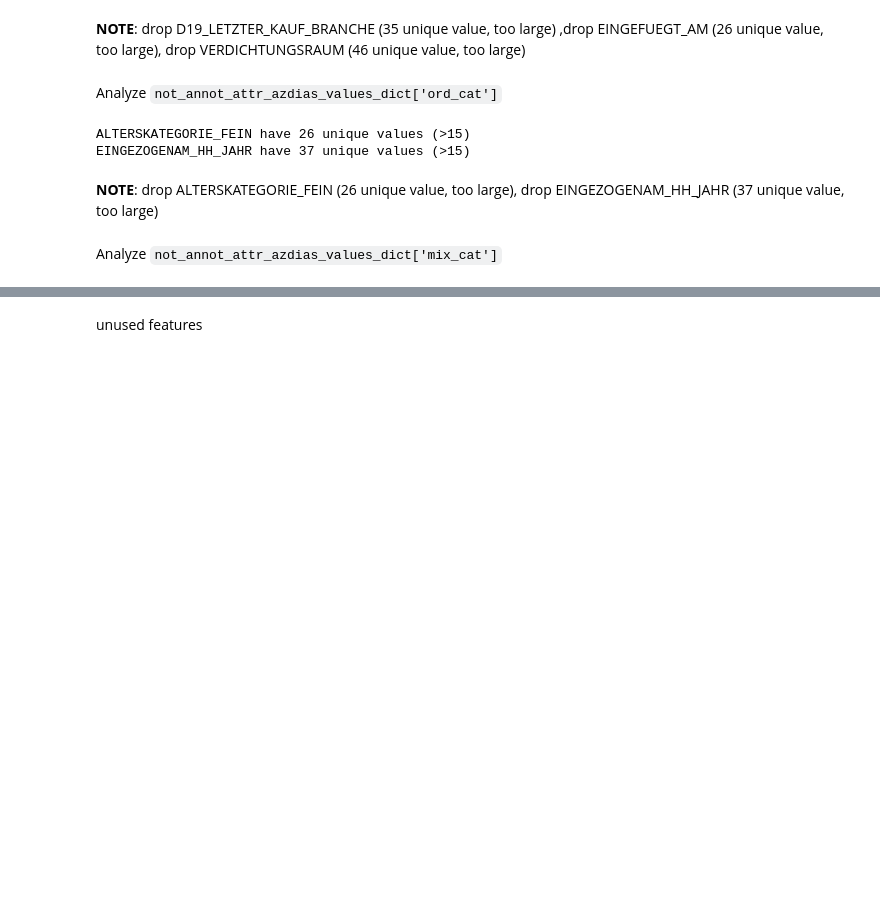
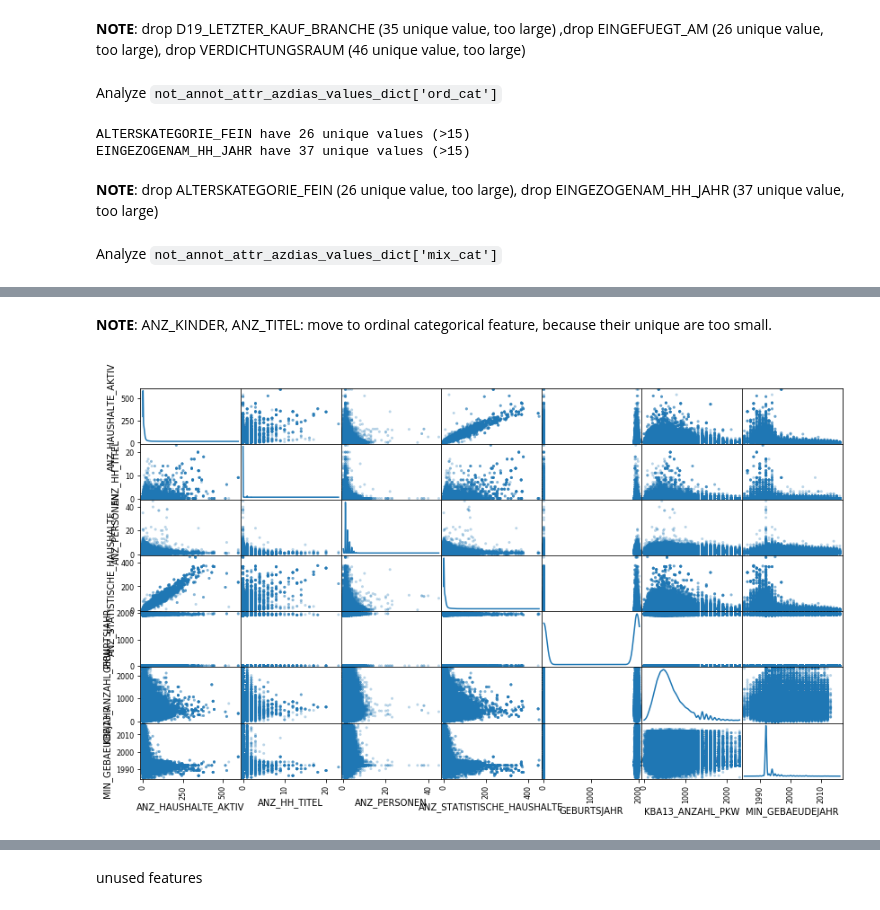
Before and after one commit to dragon7-fc/DSND-Capstone, a Jupyter notebook: Arvato Project Workbook.ipynb, the cells around one changed output, grey strips where cells are left out. Drawn from its saved outputs; the diff is of its cells as text; code cells hidden in the pictures; blank space fills up the shorter version.

```diff
--- a/Arvato Project Workbook.ipynb
+++ b/Arvato Project Workbook.ipynb
@@ -1680,0 +1684,11 @@ array(['ALTERSKATEGORIE_FEIN', 'ALTER_HH', 'CAMEO_DEU_2015',
+# %% [markdown]
+__NOTE__: ANZ_KINDER, ANZ_TITEL: move to ordinal categorical feature, because their unique are too small.
+# %%
+_ = np.union1d(annot_attr_azdias_values_dict['num'], not_annot_attr_azdias_values_dict['num'])
+_ = np.setdiff1d(_, ['ANZ_KINDER', 'ANZ_TITEL'])
+
+_ = new_azdias_df[_]
+pd.plotting.scatter_matrix(_, alpha = 0.3, figsize = (14,8), diagonal = 'kde')
+plt.show()
+# %% [output]
+[figure, added]
```
Also changed, not shown: parts of 119 cells of this notebook.
